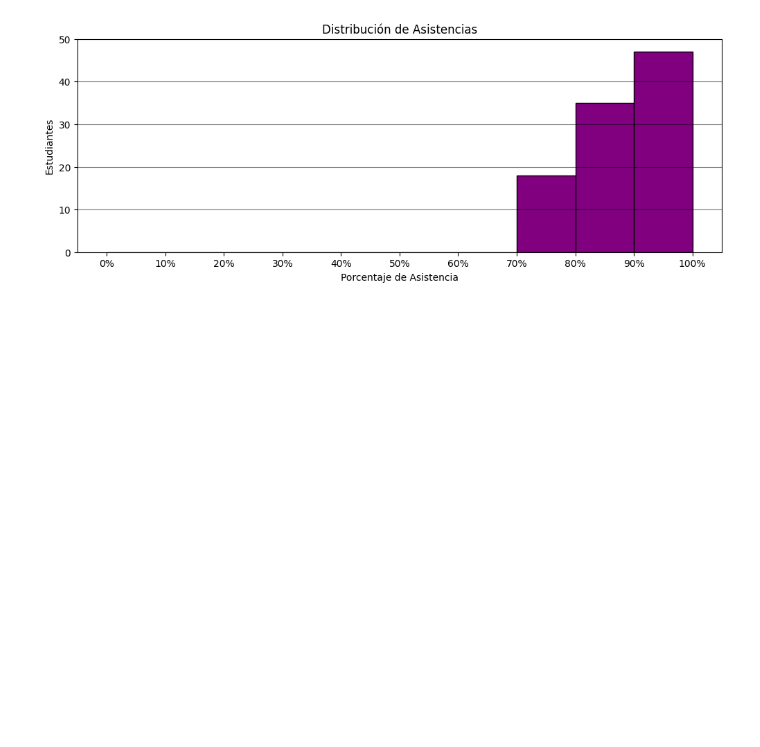
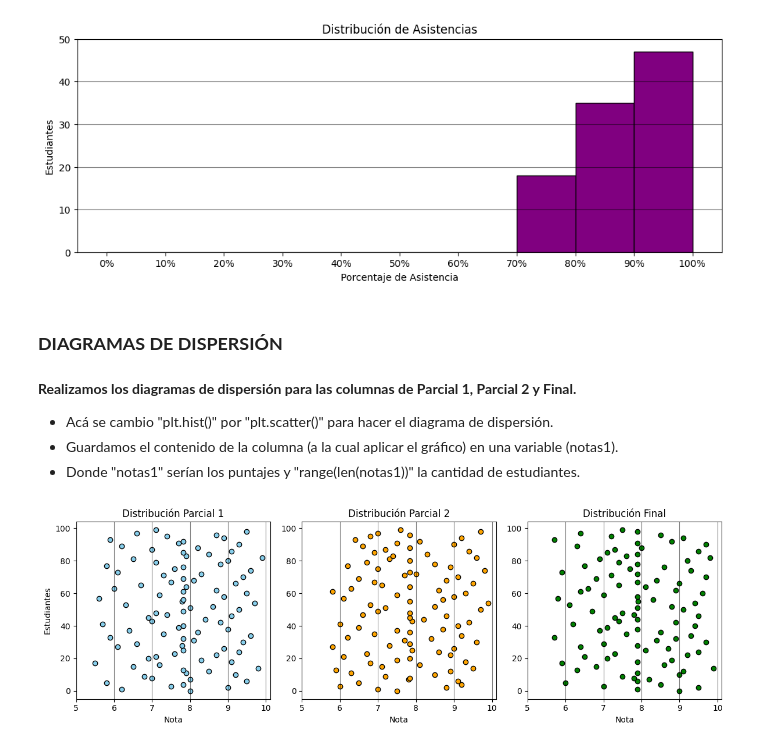
Before and after one commit to GastonFlorenciano/modelo_examen_python, a Jupyter notebook: main.ipynb, the cells around one changed output. Drawn from its saved outputs; the diff is of its cells as text; code cells hidden in the pictures; blank space fills up the shorter version.

Commit message:
chore: :sparkles: Crear diagrama de dispersión.

```diff
--- a/main.ipynb
+++ b/main.ipynb
@@ -256,3 +258,43 @@ plt.grid(axis='y', linestyle='-', alpha=0.5, color='black')
 plt.show()
 # %% [output]
 [figure]
+# %% [markdown]
+### **DIAGRAMAS DE DISPERSIÓN**
+# %% [markdown]
+**Realizamos los diagramas de dispersión para las columnas de Parcial 1, Parcial 2 y Final.**
+
+- Acá se cambio "plt.hist()" por "plt.scatter()" para hacer el diagrama de dispersión.
+- Guardamos el contenido de la columna (a la cual aplicar el gráfico) en una variable (notas1).
+- Donde "notas1" serían los puntajes y "range(len(notas1))" la cantidad de estudiantes.
+# %%
+plt.figure(figsize=(12, 4))
+
+plt.subplot(1, 3, 1)
+notas1 = df['Parcial 1'].dropna()
+plt.scatter(notas1, range(len(notas1)), color='skyblue', edgecolor='black')
+plt.xticks(range(5, 11))
+plt.title('Distribución Parcial 1')
+plt.xlabel('Nota')
+plt.ylabel('Estudiantes')
+plt.grid(axis='x', linestyle='-', alpha=0.5, color='black')
+
+plt.subplot(1, 3, 2)
+notas2 = df['Parcial 2'].dropna()
+plt.scatter(notas2, range(len(notas2)), color='orange', edgecolor='black')
+plt.xticks(range(5, 11))
+plt.title('Distribución Parcial 2')
+plt.xlabel('Nota')
+plt.grid(axis='x', linestyle='-', alpha=0.5, color='black')
+
+plt.subplot(1, 3, 3)
+notas3 = df['Final'].dropna()
+plt.scatter(notas3, range(len(notas3)), color='green', edgecolor='black')
+plt.xticks(range(5, 11))
+plt.title('Distribución Final')
+plt.xlabel('Nota')
+plt.grid(axis='x', linestyle='-', alpha=0.5, color='black')
+
+plt.tight_layout()
+plt.show()
+# %% [output]
+[figure, added]
```
Also changed, not shown: parts of 16 cells of this notebook.
